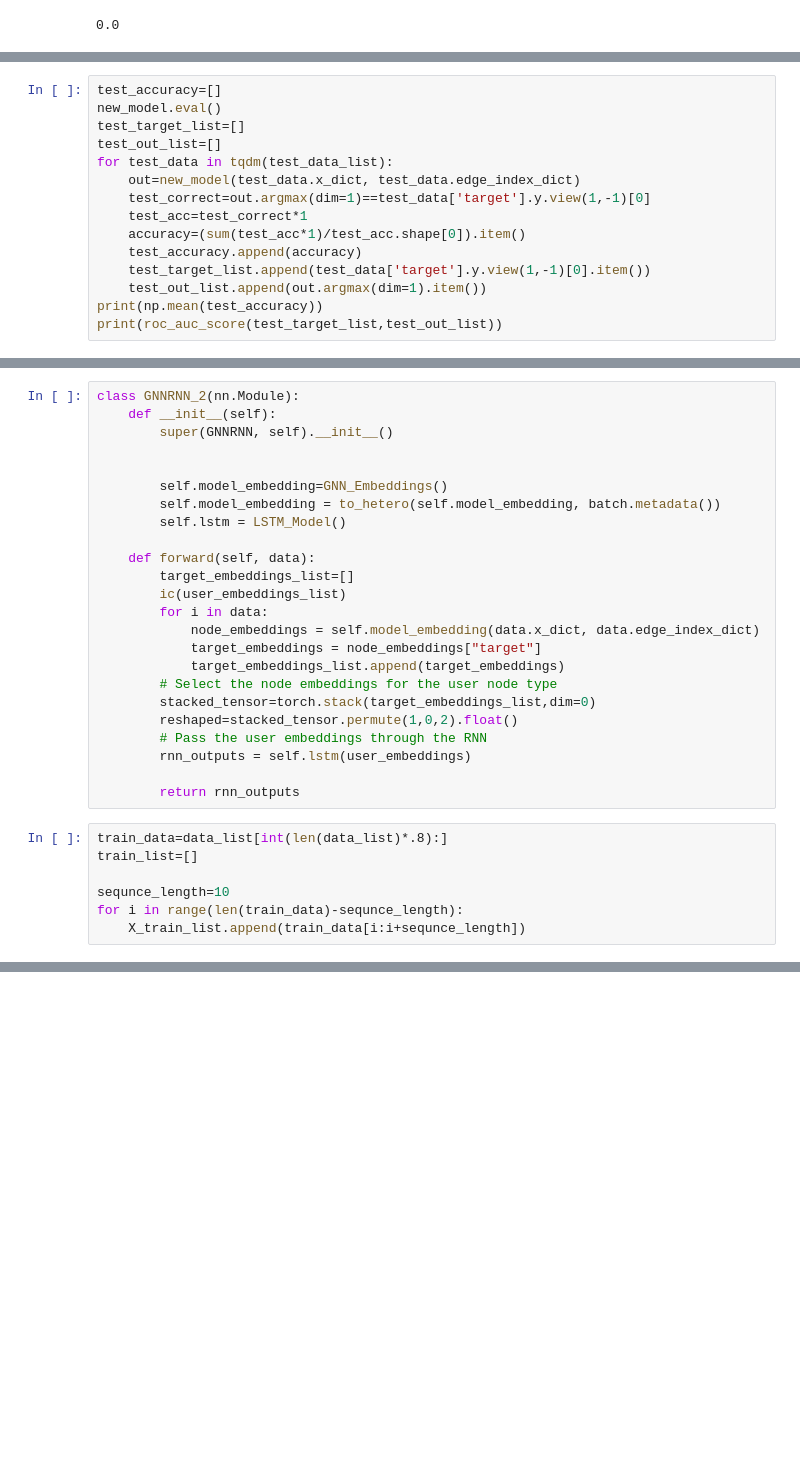
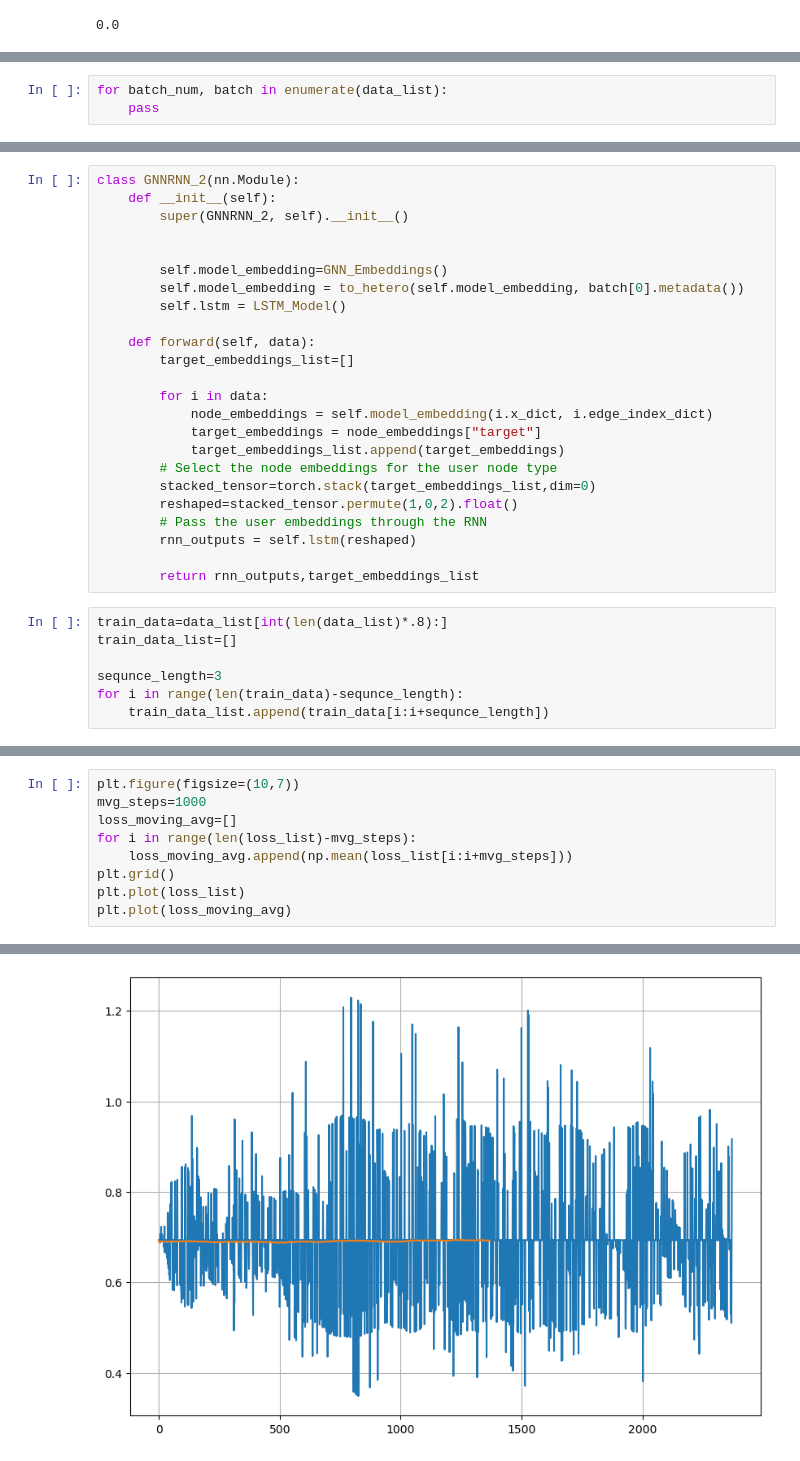
Before and after one commit to MadushanPathirana/msc-research, a Jupyter notebook: adaptive learning/creating graph/GNN_LSTM.ipynb, the cells around one changed output, grey strips where cells are left out. Saved outputs shown, nothing was run; the diff lists cells and outputs as text; blank space fills up the shorter version.

Commit message:
best model for single student

```diff
--- a/adaptive learning/creating graph/GNN_LSTM.ipynb
+++ b/adaptive learning/creating graph/GNN_LSTM.ipynb
@@ -285,15 +211,0 @@ model_name='model_'+f"{datetime.datetime.now().strftime('%Y-%m-%d-%H-%M-%S')}"
-# %%
-test_accuracy=[]
-new_model.eval()
-test_target_list=[]
-test_out_list=[]
-for test_data in tqdm(test_data_list):
-    out=new_model(test_data.x_dict, test_data.edge_index_dict)
-    test_correct=out.argmax(dim=1)==test_data['target'].y.view(1,-1)[0]
-    test_acc=test_correct*1
-    accuracy=(sum(test_acc*1)/test_acc.shape[0]).item()
-    test_accuracy.append(accuracy)
-    test_target_list.append(test_data['target'].y.view(1,-1)[0].item())
-    test_out_list.append(out.argmax(dim=1).item())
-print(np.mean(test_accuracy))
-print(roc_auc_score(test_target_list,test_out_list))
@@ -302,0 +252,3 @@ print(roc_auc_score(test_target_list,test_out_list))
+# %%
+for batch_num, batch in enumerate(data_list):
+    pass
@@ -303,31 +293,31 @@ print(roc_auc_score(test_target_list,test_out_list))
 # %%
 class GNNRNN_2(nn.Module):
     def __init__(self):
-        super(GNNRNN, self).__init__()
+        super(GNNRNN_2, self).__init__()
 
 
         self.model_embedding=GNN_Embeddings()
-        self.model_embedding = to_hetero(self.model_embedding, batch.metadata())
+        self.model_embedding = to_hetero(self.model_embedding, batch[0].metadata())
         self.lstm = LSTM_Model()
 
     def forward(self, data):
         target_embeddings_list=[]
-        ic(user_embeddings_list)
+
         for i in data:
-            node_embeddings = self.model_embedding(data.x_dict, data.edge_index_dict)
+            node_embeddings = self.model_embedding(i.x_dict, i.edge_index_dict)
             target_embeddings = node_embeddings["target"]
             target_embeddings_list.append(target_embeddings)
         # Select the node embeddings for the user node type
         stacked_tensor=torch.stack(target_embeddings_list,dim=0)
         reshaped=stacked_tensor.permute(1,0,2).float()
         # Pass the user embeddings through the RNN
-        rnn_outputs = self.lstm(user_embeddings)
+        rnn_outputs = self.lstm(reshaped)
 
-        return rnn_outputs
+        return rnn_outputs,target_embeddings_list
 # %%
 train_data=data_list[int(len(data_list)*.8):]
-train_list=[]
+train_data_list=[]
 
-sequnce_length=10
+sequnce_length=3
 for i in range(len(train_data)-sequnce_length):
-    X_train_list.append(train_data[i:i+sequnce_length])
+    train_data_list.append(train_data[i:i+sequnce_length])
@@ -333,0 +403,10 @@ for i in range(len(train_data)-sequnce_length):
+# %%
+plt.figure(figsize=(10,7))
+mvg_steps=1000
+loss_moving_avg=[]
+for i in range(len(loss_list)-mvg_steps):
+    loss_moving_avg.append(np.mean(loss_list[i:i+mvg_steps]))
+plt.grid()
+plt.plot(loss_list)
+plt.plot(loss_moving_avg)
+# %% [output]
@@ -333,0 +414 @@ for i in range(len(train_data)-sequnce_length):
+[figure, added]
```
Also changed, not shown: parts of 29 cells of this notebook, 6 other files.
